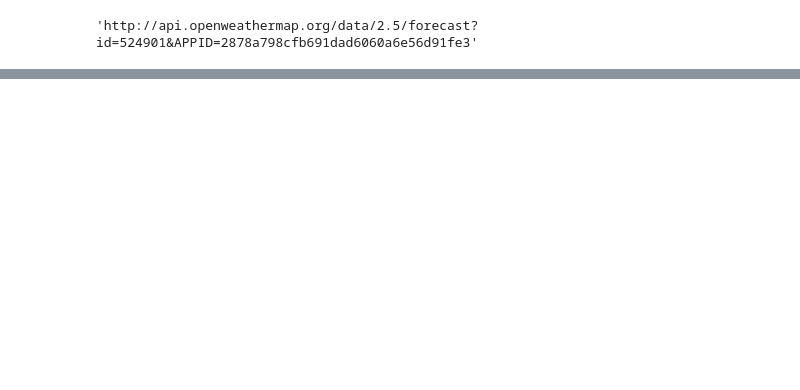
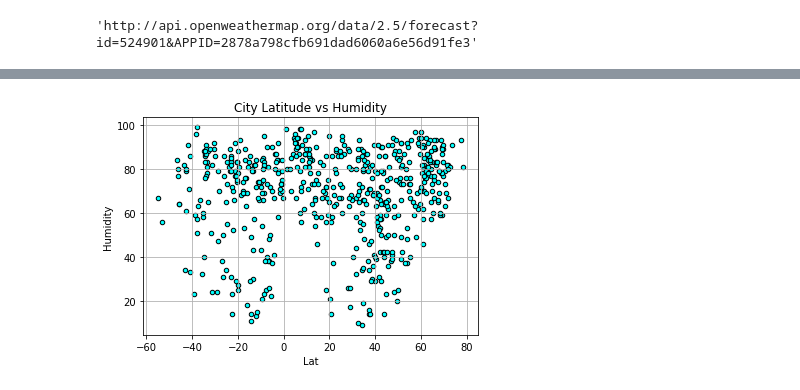
Before and after one commit to tnatoli29/Python-API-Challenge, a Jupyter notebook: WeatherPy/WeatherPy.ipynb, the cells around one changed output, grey strips where cells are left out. Cells and saved outputs as stored; diff of their text form; code cells hidden in the pictures; blank space fills up the shorter version.

```diff
--- a/WeatherPy/WeatherPy.ipynb
+++ b/WeatherPy/WeatherPy.ipynb
@@ -125,0 +165,9 @@ weather_df.to_csv(r'output_data\my_weather_df.csv')
+# %%
+#Create the scatter plot to show the coorelation between the City's Latitude vs the Humidity
+weather_chart = weather_df.plot(kind = "scatter", x = "Lat", y = "Humidity", title = "City Latitude vs Humidity",
+                                color = "aqua", edgecolor = "black", grid = True)
+
+
+plt.savefig("output_data/lat_vs_humidity")
+# %% [output]
+[figure, added]
```
Also changed, not shown: parts of 10 cells of this notebook, 5 other files.
